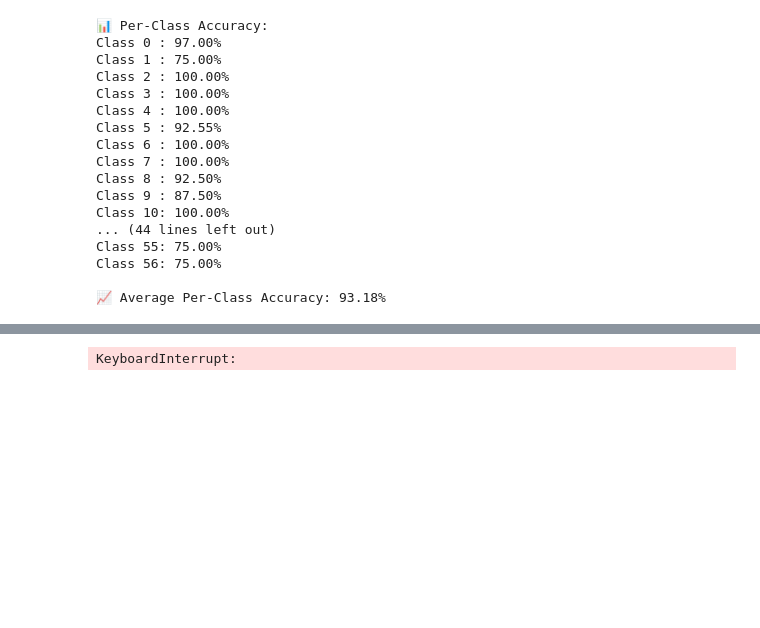
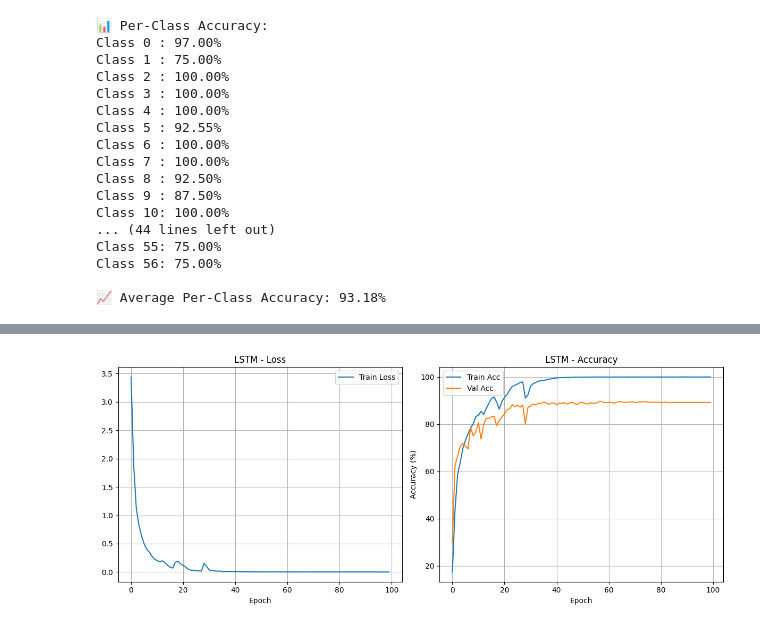
Before and after one commit to nasrrx/YAMNet-CNN-Audio-Classification-ESC50, a Jupyter notebook: AdvancedModels.ipynb, the cells around one changed output, grey strips where cells are left out. Cells and saved outputs as stored; diff of their text form; code cells hidden in the pictures; blank space fills up the shorter version.

```diff
--- a/AdvancedModels.ipynb
+++ b/AdvancedModels.ipynb
@@ -579,2 +592,0 @@ Class 56: 75.00%
-# %%
-train_and_evaluate(YAMNetRNN(), "RNN", train_loader, val_loader, test_loader, class_weights_tensor, epochs=100, patience=50, save_threshold=90)
@@ -585,3 +593,3 @@ KeyboardInterrupt:
 # %%
-train_and_evaluate(YAMNetLSTM(), "LSTM", train_loader, val_loader, test_loader, class_weights_tensor, epochs=100, patience=50, save_threshold=90)
+train_and_evaluate(YAMNetLSTM(), "LSTM", train_loader, val_loader, test_loader, class_weights_tensor, epochs=100, patience=50, save_threshold=87, starting_lr=1e-3)
 # %% [output]
@@ -604 +613 @@ train_and_evaluate(YAMNetLSTM(), "LSTM", train_loader, val_loader, test_loader,
-KeyboardInterrupt:
+[figure, added]
```
Also changed, not shown: parts of 11 cells of this notebook.
